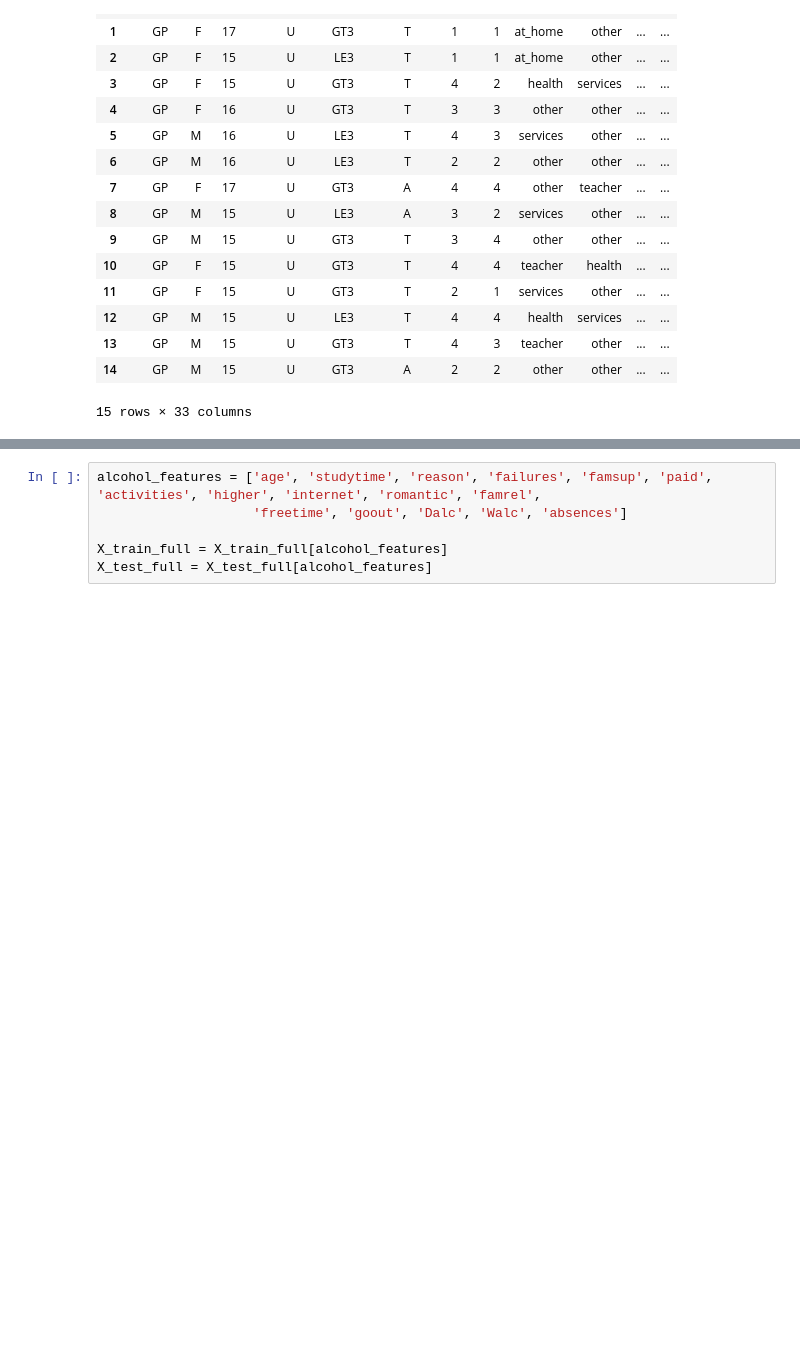
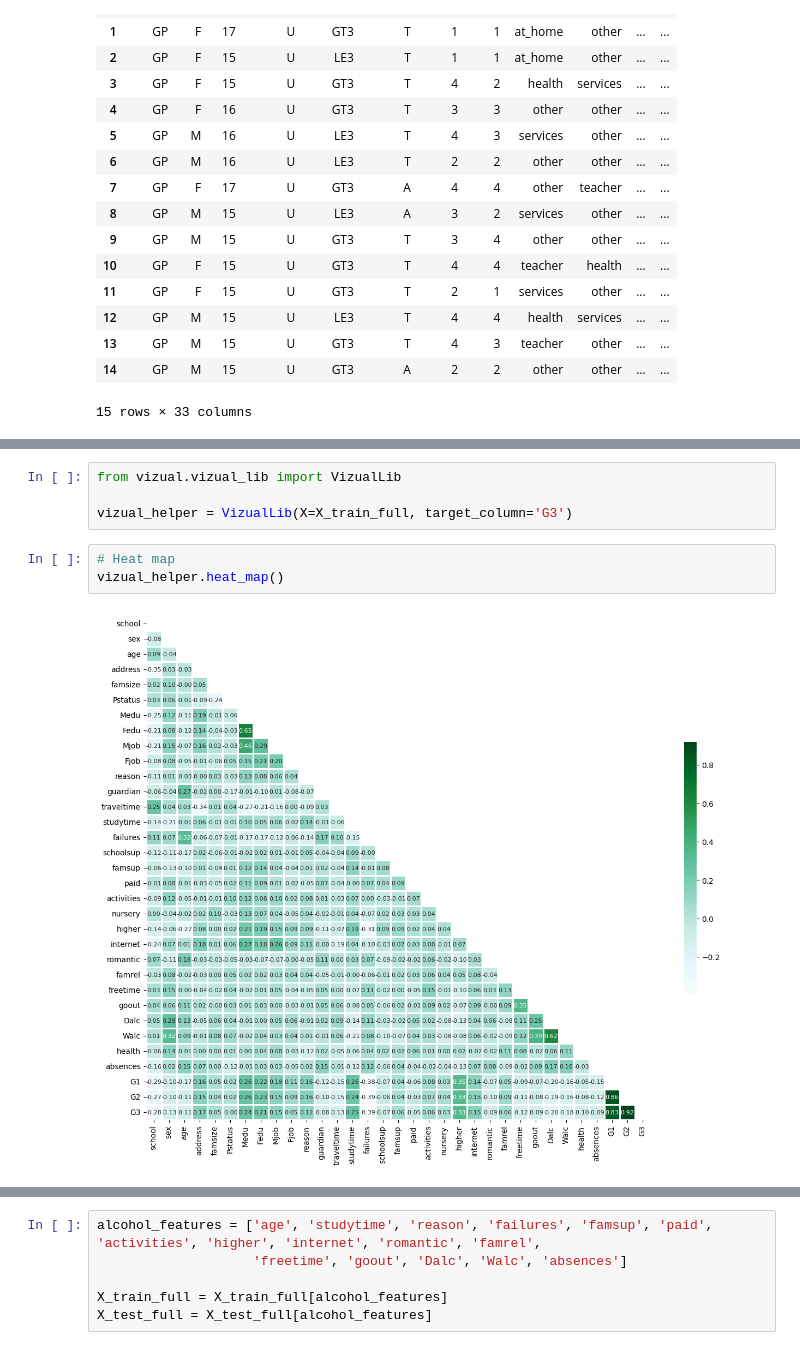
Before and after one commit to PNUAITeam13/AlcoholConsumption, a Jupyter notebook: alcohol_consumption.ipynb, the cells around one changed output, grey strips where cells are left out. Cells and saved outputs as stored; diff of their text form; blank space fills up the shorter version.

```diff
--- a/alcohol_consumption.ipynb
+++ b/alcohol_consumption.ipynb
@@ -51,0 +66,9 @@ X_test_full = math_dataset.copy()
+# %%
+from vizual.vizual_lib import VizualLib
+
+vizual_helper = VizualLib(X=X_train_full, target_column='G3')
+# %%
+# Heat map
+vizual_helper.heat_map()
+# %% [output]
+[figure, added]
```
Also changed, not shown: parts of 17 cells of this notebook, 3 other files.
